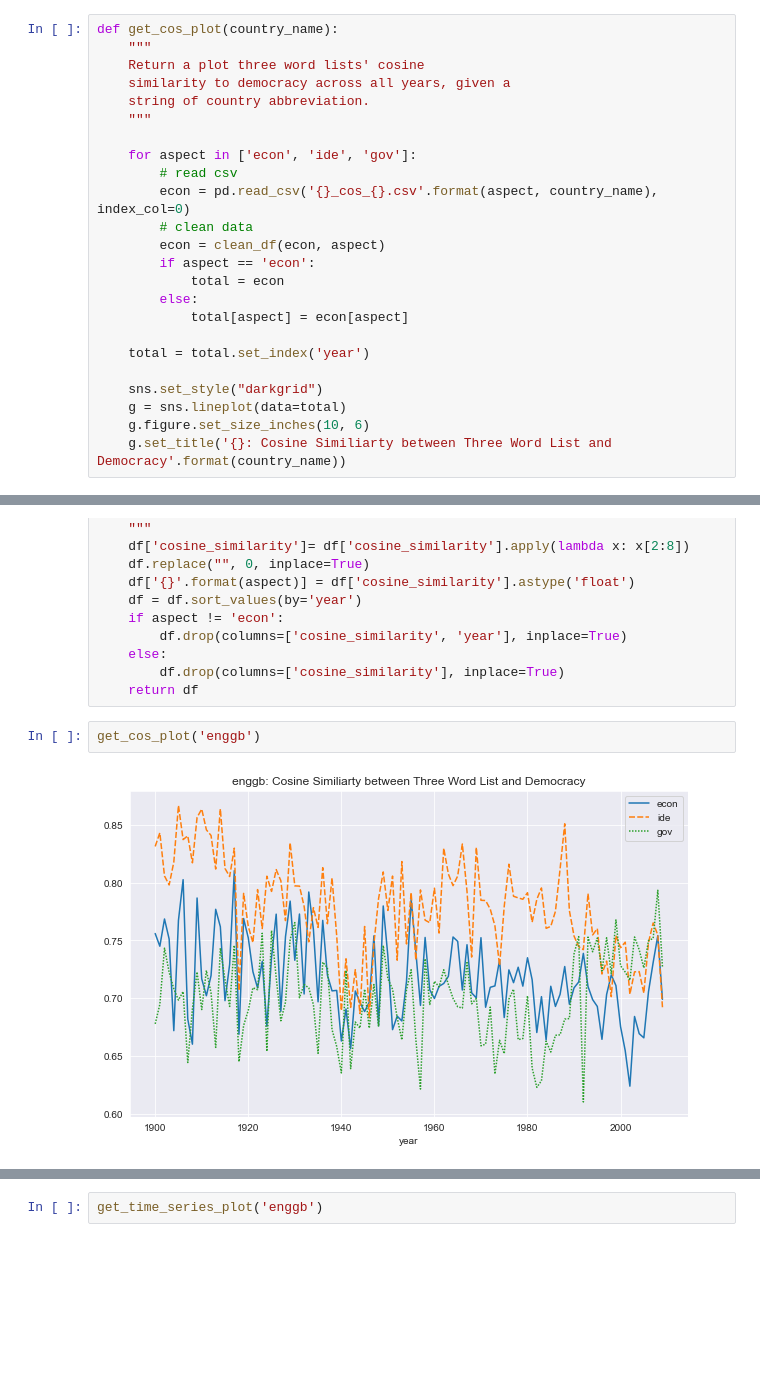
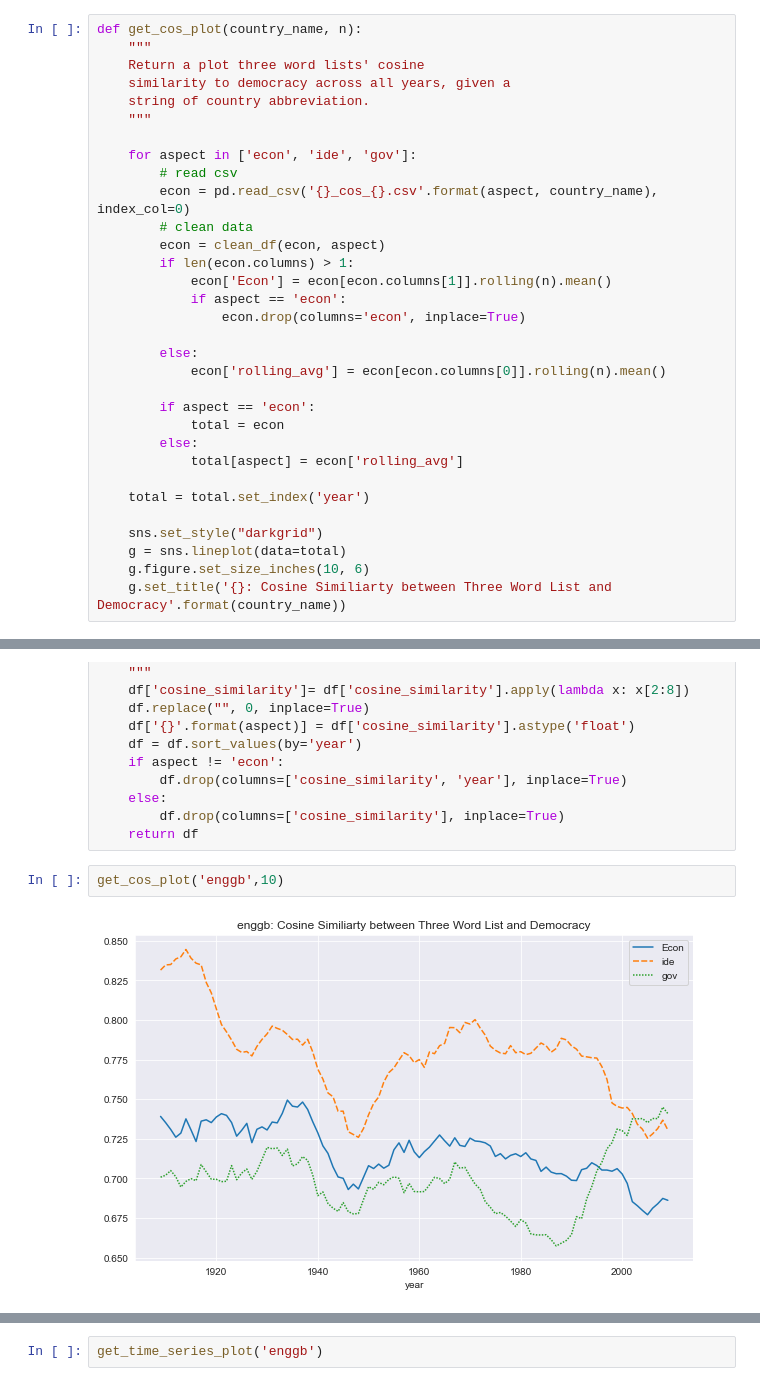
Before and after one commit to cultural-proj/democracy, a Jupyter notebook: cosine_pipeline.ipynb, the cells around one changed output, grey strips where cells are left out. Saved outputs shown, nothing was run; the diff lists cells and outputs as text; blank space fills up the shorter version.

Commit message:
With smoothened graphs

```diff
--- a/cosine_pipeline.ipynb
+++ b/cosine_pipeline.ipynb
@@ -11,5 +13,5 @@ cd  Documents/GitHub/democracy/USUKRUSITA_Files
 # %%
-def get_cos_plot(country_name):
+def get_cos_plot(country_name, n):
     """
     Return a plot three word lists' cosine
     similarity to democracy across all years, given a
@@ -21,10 +23,18 @@ def get_cos_plot(country_name):
         econ = pd.read_csv('{}_cos_{}.csv'.format(aspect, country_name), index_col=0)
         # clean data
         econ = clean_df(econ, aspect)
+        if len(econ.columns) > 1:
+            econ['Econ'] = econ[econ.columns[1]].rolling(n).mean()
+            if aspect == 'econ':
+                econ.drop(columns='econ', inplace=True)
+
+        else:
+            econ['rolling_avg'] = econ[econ.columns[0]].rolling(n).mean()
+
         if aspect == 'econ':
             total = econ
         else:
-            total[aspect] = econ[aspect]
+            total[aspect] = econ['rolling_avg']
 
     total = total.set_index('year')
 
@@ -48,7 +58,7 @@ def clean_df(df, aspect):
         df.drop(columns=['cosine_similarity'], inplace=True)
     return df
 # %%
-get_cos_plot('enggb')
+get_cos_plot('enggb',10)
 # %% [output]
-[figure, old version]
+[figure, new version]
 # %%
```
Also changed, not shown: parts of 12 cells of this notebook.
